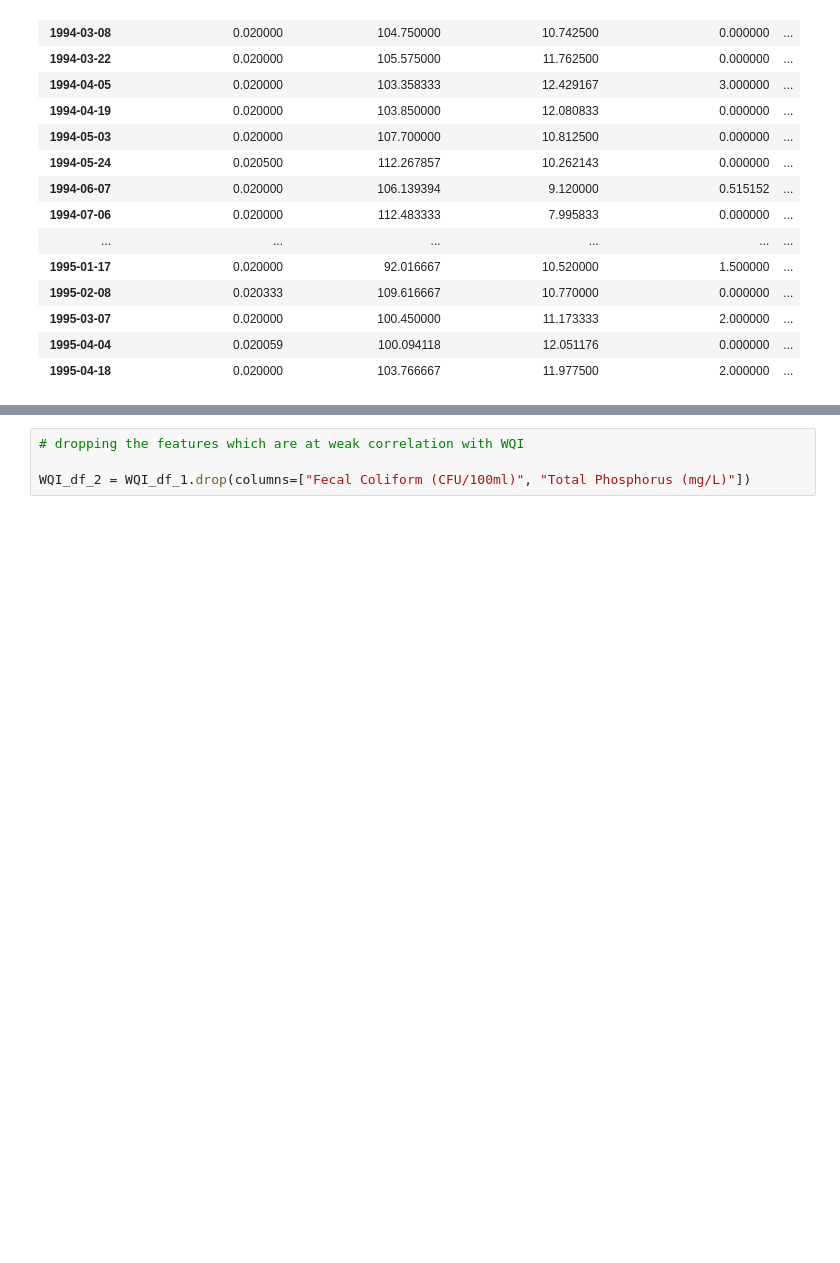
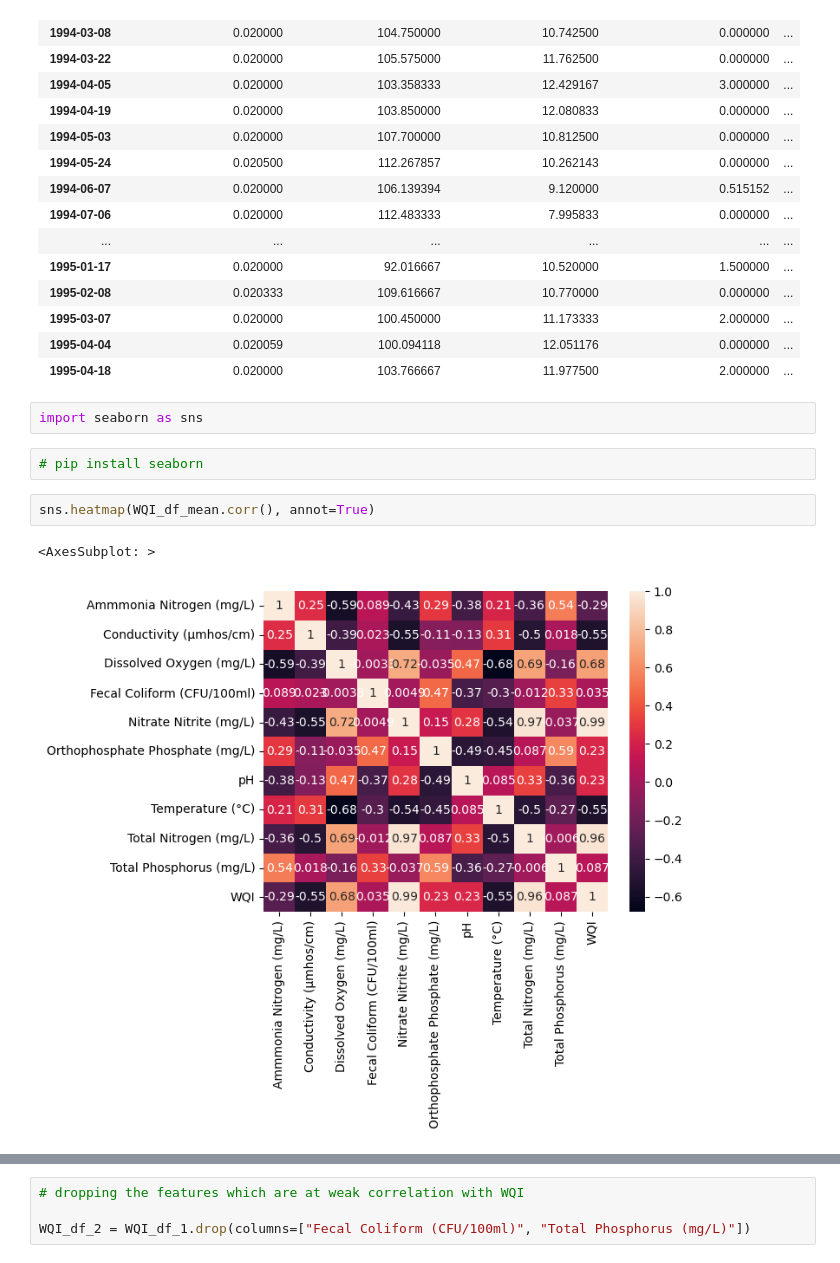
Before and after one commit to gothwalritu/Water-qualtiy-predictor-with-time-sereis-forecasting, a Jupyter notebook: Ritu_Gothwal/Machine_learning_Ritu/First_trial_ANN.ipynb, the cells around one changed output, grey strips where cells are left out. Cells and saved outputs as stored; diff of their text form; blank space fills up the shorter version.

```diff
--- a/Ritu_Gothwal/Machine_learning_Ritu/First_trial_ANN.ipynb
+++ b/Ritu_Gothwal/Machine_learning_Ritu/First_trial_ANN.ipynb
@@ -119,3 +120,12 @@ WQI_df_mean.head(20)
 | 1995-03-07 | 0.020000 | 100.450000 | 11.173333 | 2.000000 | ... |
 | 1995-04-04 | 0.020059 | 100.094118 | 12.051176 | 0.000000 | ... |
 | 1995-04-18 | 0.020000 | 103.766667 | 11.977500 | 2.000000 | ... |
+# %%
+import seaborn as sns
+# %%
+# pip install seaborn
+# %%
+sns.heatmap(WQI_df_mean.corr(), annot=True)
+# %% [output]
+<AxesSubplot: >
+[figure, added]
```
Also changed, not shown: parts of 22 cells of this notebook.
